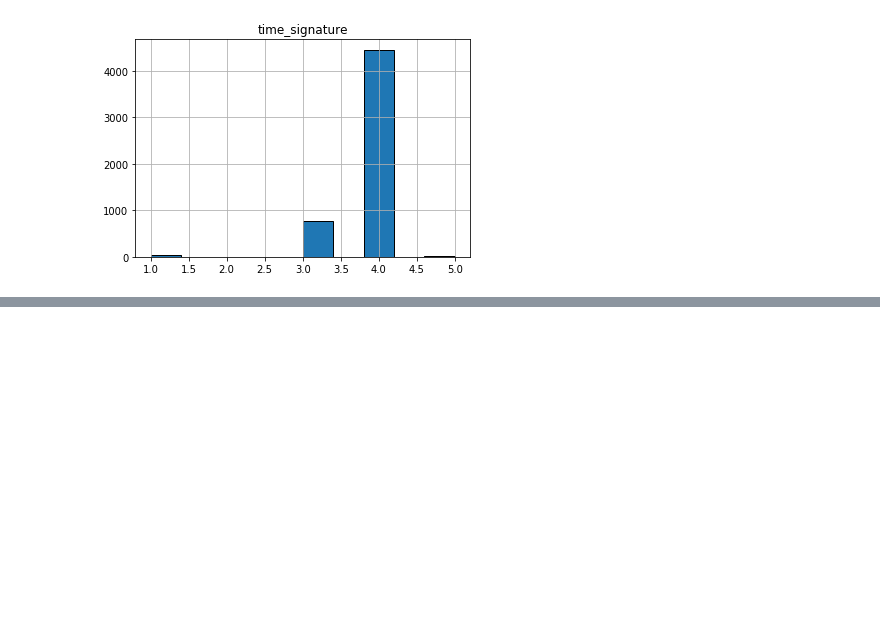
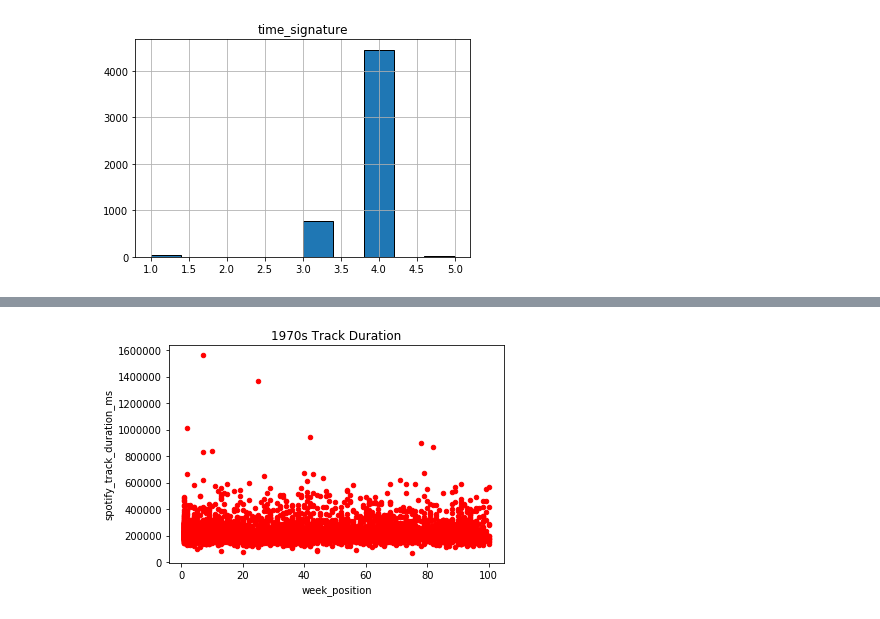
Before and after one commit to JKocher13/DataEngineering.Labs.AirflowProject, a Jupyter notebook: Python_Notebook_for_Airflow_Project.ipynb, the cells around one changed output, grey strips where cells are left out. Saved outputs shown, nothing was run; the diff lists cells and outputs as text; code cells hidden in the pictures; blank space fills up the shorter version.

```diff
--- a/Python_Notebook_for_Airflow_Project.ipynb
+++ b/Python_Notebook_for_Airflow_Project.ipynb
@@ -504,0 +523,5 @@ top1960_df.corr()
+# %%
+top1970_df.plot(kind='scatter',x='week_position',y='spotify_track_duration_ms',color='red', title = "1970s Track Duration")
+plt.show()
+# %% [output]
+[figure, added]
```
Also changed, not shown: parts of 25 cells of this notebook, 1 other file.
